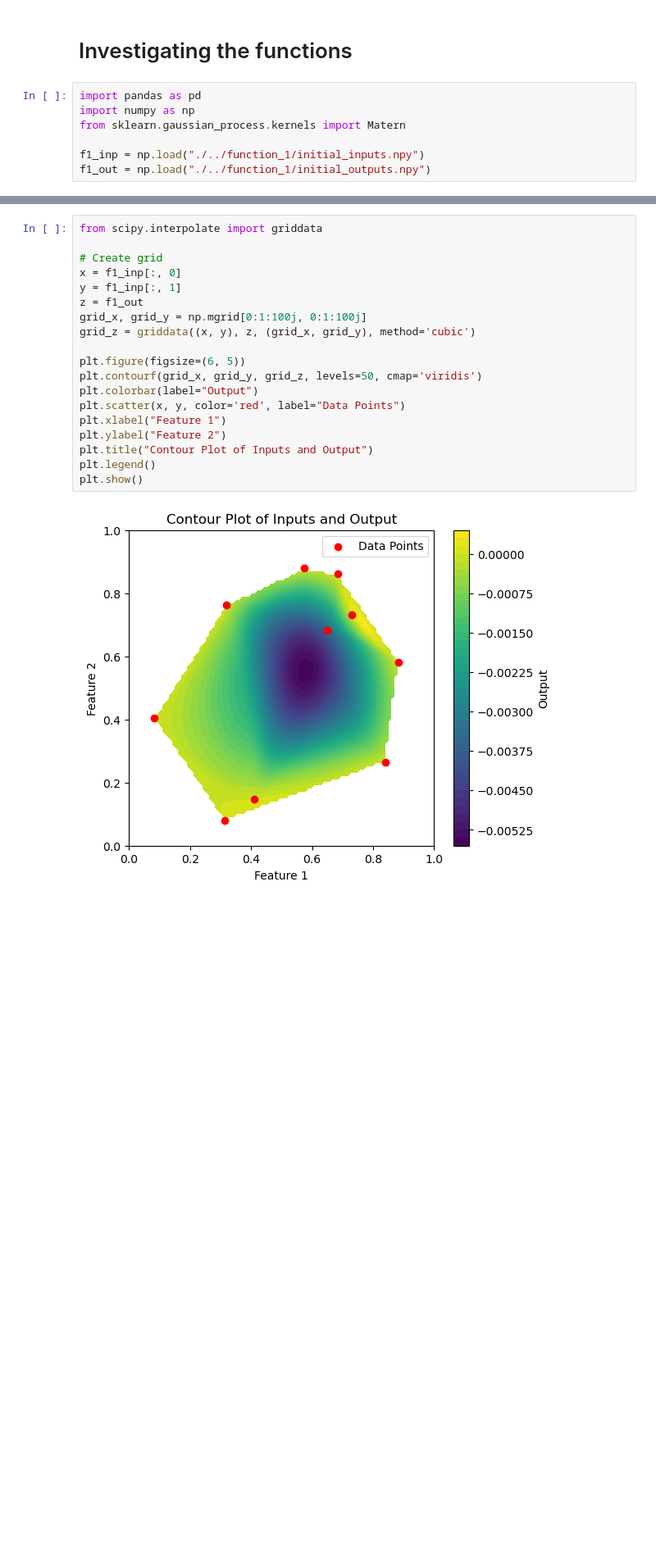
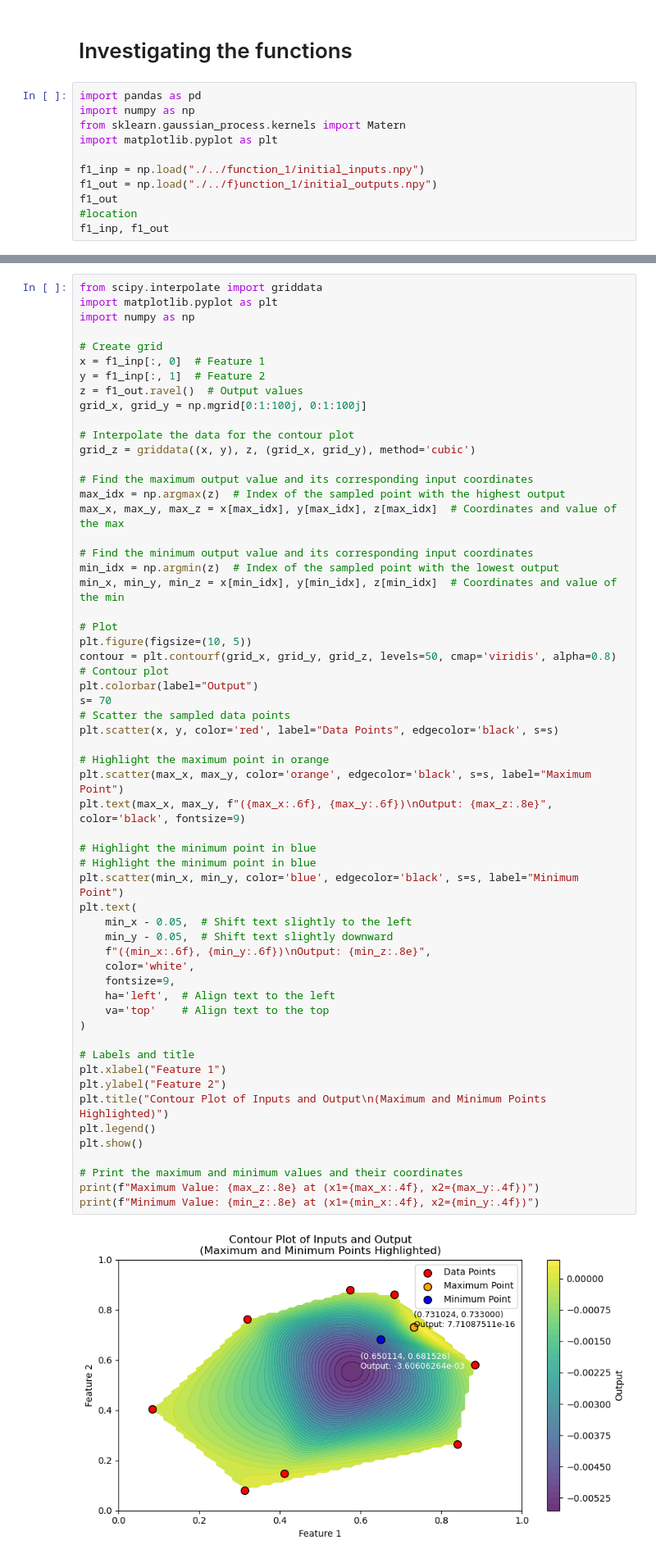
Before and after one commit to Alerdo/BlackBox-Bayesian_Optimisation, a Jupyter notebook: initial_data/0.0 notebooks/f1_optimisation.ipynb, the cells around one changed output, grey strips where cells are left out. Shown at 82% size. Saved outputs shown, nothing was run; the diff lists cells and outputs as text; blank space fills up the shorter version.

```diff
--- a/initial_data/0.0 notebooks/f1_optimisation.ipynb
+++ b/initial_data/0.0 notebooks/f1_optimisation.ipynb
@@ -4,6 +4,10 @@
 import pandas as pd
 import numpy as np
 from sklearn.gaussian_process.kernels import Matern
+import matplotlib.pyplot as plt
 
 f1_inp = np.load("./../function_1/initial_inputs.npy")
-f1_out = np.load("./../function_1/initial_outputs.npy")
+f1_out = np.load("./../f}unction_1/initial_outputs.npy")
+f1_out
+#location
+f1_inp, f1_out
@@ -40,21 +132,59 @@ plt.show()
 # %%
 from scipy.interpolate import griddata
+import matplotlib.pyplot as plt
+import numpy as np
 
 # Create grid
-x = f1_inp[:, 0]
-y = f1_inp[:, 1]
-z = f1_out
+x = f1_inp[:, 0]  # Feature 1
+y = f1_inp[:, 1]  # Feature 2
+z = f1_out.ravel()  # Output values
 grid_x, grid_y = np.mgrid[0:1:100j, 0:1:100j]
+
+# Interpolate the data for the contour plot
 grid_z = griddata((x, y), z, (grid_x, grid_y), method='cubic')
 
-plt.figure(figsize=(6, 5))
-plt.contourf(grid_x, grid_y, grid_z, levels=50, cmap='viridis')
+# Find the maximum output value and its corresponding input coordinates
+max_idx = np.argmax(z)  # Index of the sampled point with the highest output
+max_x, max_y, max_z = x[max_idx], y[max_idx], z[max_idx]  # Coordinates and value of the max
+
+# Find the minimum output value and its corresponding input coordinates
+min_idx = np.argmin(z)  # Index of the sampled point with the lowest output
+min_x, min_y, min_z = x[min_idx], y[min_idx], z[min_idx]  # Coordinates and value of the min
+
+# Plot
+plt.figure(figsize=(10, 5))
+contour = plt.contourf(grid_x, grid_y, grid_z, levels=50, cmap='viridis', alpha=0.8)  # Contour plot
 plt.colorbar(label="Output")
-plt.scatter(x, y, color='red', label="Data Points")
+s= 70
+# Scatter the sampled data points
+plt.scatter(x, y, color='red', label="Data Points", edgecolor='black', s=s)
+
+# Highlight the maximum point in orange
+plt.scatter(max_x, max_y, color='orange', edgecolor='black', s=s, label="Maximum Point")
+plt.text(max_x, max_y, f"({max_x:.6f}, {max_y:.6f})\nOutput: {max_z:.8e}", color='black', fontsize=9)
+
+# Highlight the minimum point in blue
+# Highlight the minimum point in blue
+plt.scatter(min_x, min_y, color='blue', edgecolor='black', s=s, label="Minimum Point")
+plt.text(
+    min_x - 0.05,  # Shift text slightly to the left
+    min_y - 0.05,  # Shift text slightly downward
+    f"({min_x:.6f}, {min_y:.6f})\nOutput: {min_z:.8e}",
+    color='white',
+    fontsize=9,
+    ha='left',  # Align text to the left
+    va='top'    # Align text to the top
+)
+
+# Labels and title
 plt.xlabel("Feature 1")
 plt.ylabel("Feature 2")
-plt.title("Contour Plot of Inputs and Output")
+plt.title("Contour Plot of Inputs and Output\n(Maximum and Minimum Points Highlighted)")
 plt.legend()
 plt.show()
+
+# Print the maximum and minimum values and their coordinates
+print(f"Maximum Value: {max_z:.8e} at (x1={max_x:.4f}, x2={max_y:.4f})")
+print(f"Minimum Value: {min_z:.8e} at (x1={min_x:.4f}, x2={min_y:.4f})")
 # %% [output]
-[figure, old version]
+[figure, new version]
```
Also changed, not shown: parts of 77 cells of this notebook, 10 other files.
